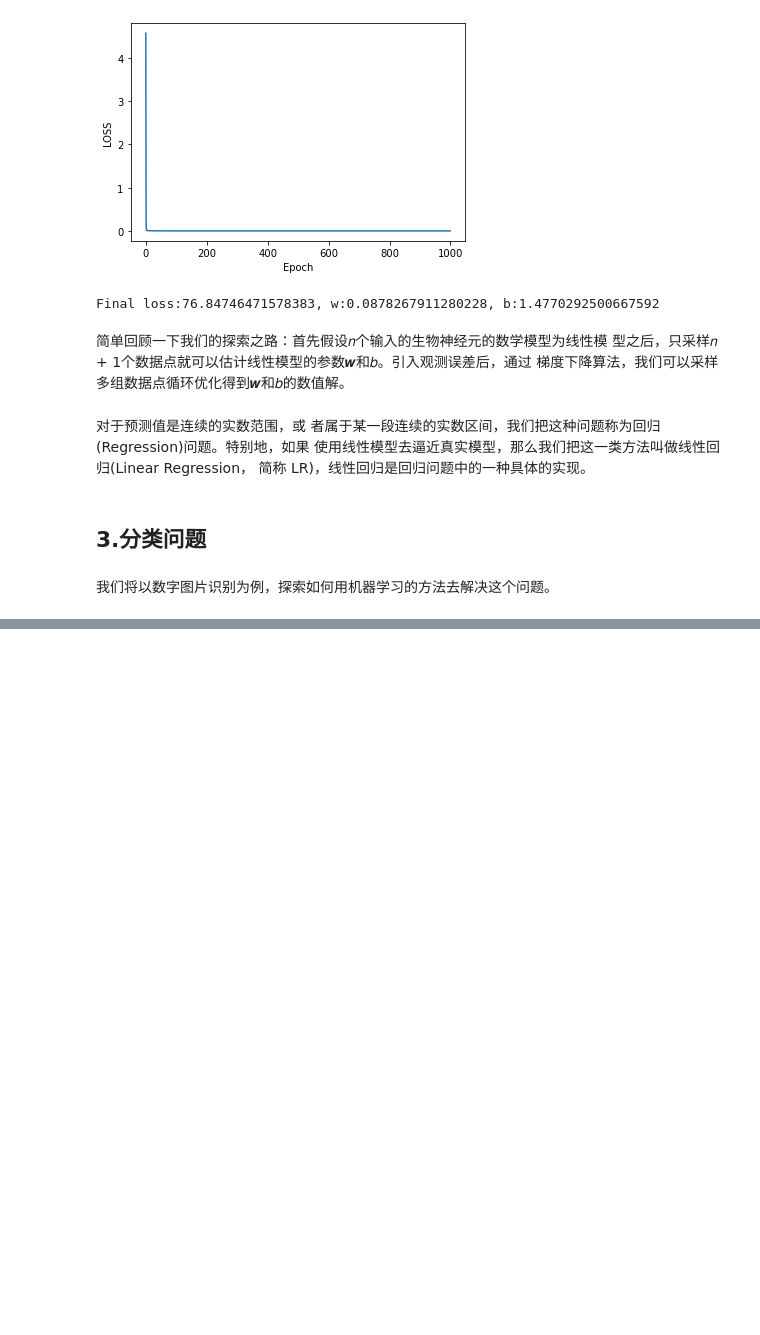
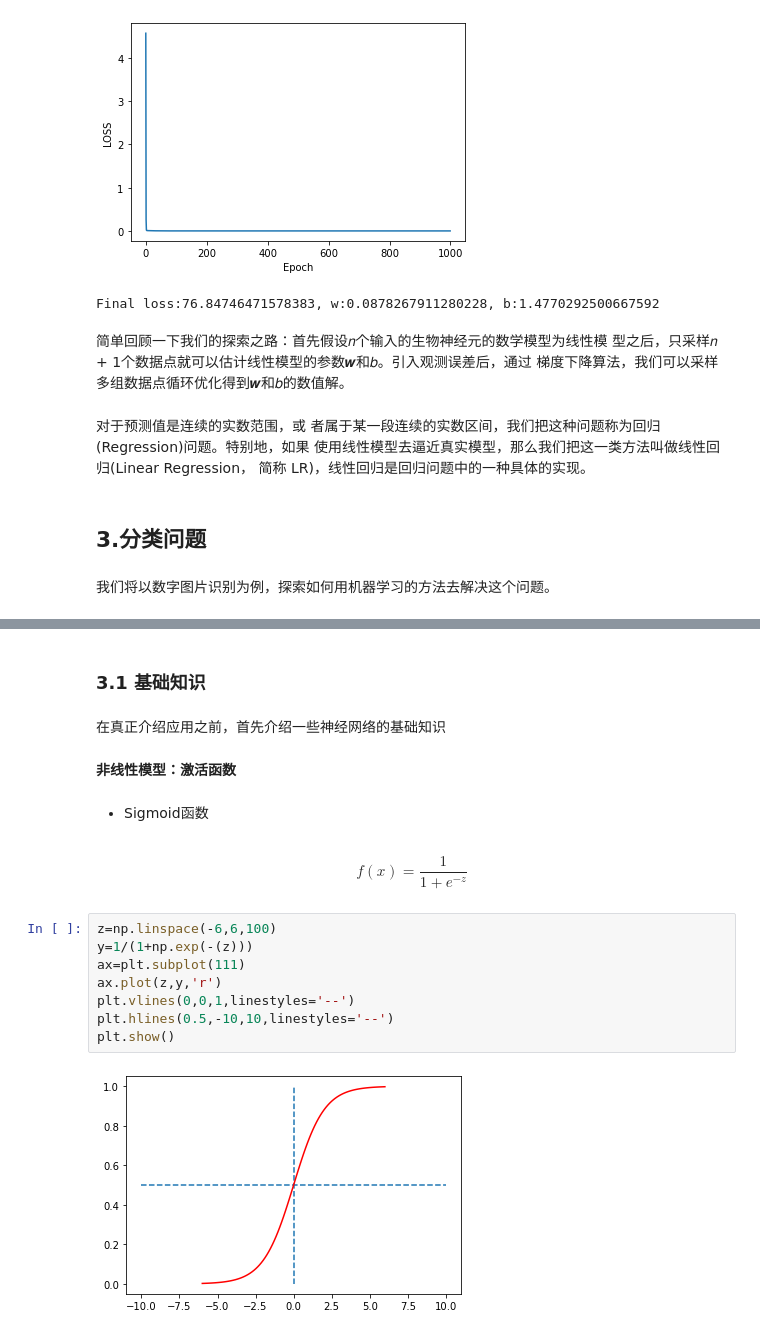
Before and after one commit to currydai/Deep_Learning_with_Tendorflow, a Jupyter notebook: Main.ipynb, the cells around one changed output, grey strips where cells are left out. Saved outputs shown, nothing was run; the diff lists cells and outputs as text; blank space fills up the shorter version.

```diff
--- a/Main.ipynb
+++ b/Main.ipynb
@@ -435,0 +457,20 @@ Final loss:76.84746471578383, w:0.0878267911280228, b:1.4770292500667592
+# %% [markdown]
+### 3.1 基础知识
+# %% [markdown]
+在真正介绍应用之前，首先介绍一些神经网络的基础知识
+# %% [markdown]
+**非线性模型：激活函数**
+# %% [markdown]
+- Sigmoid函数
+# %% [markdown]
+$$f(x)=\frac {1}{1+e^{-z}}$$
+# %%
+z=np.linspace(-6,6,100)
+y=1/(1+np.exp(-(z)))
+ax=plt.subplot(111)
+ax.plot(z,y,'r')
+plt.vlines(0,0,1,linestyles='--')
+plt.hlines(0.5,-10,10,linestyles='--')
+plt.show()
+# %% [output]
+[figure, added]
```
Also changed, not shown: parts of 22 cells of this notebook.
